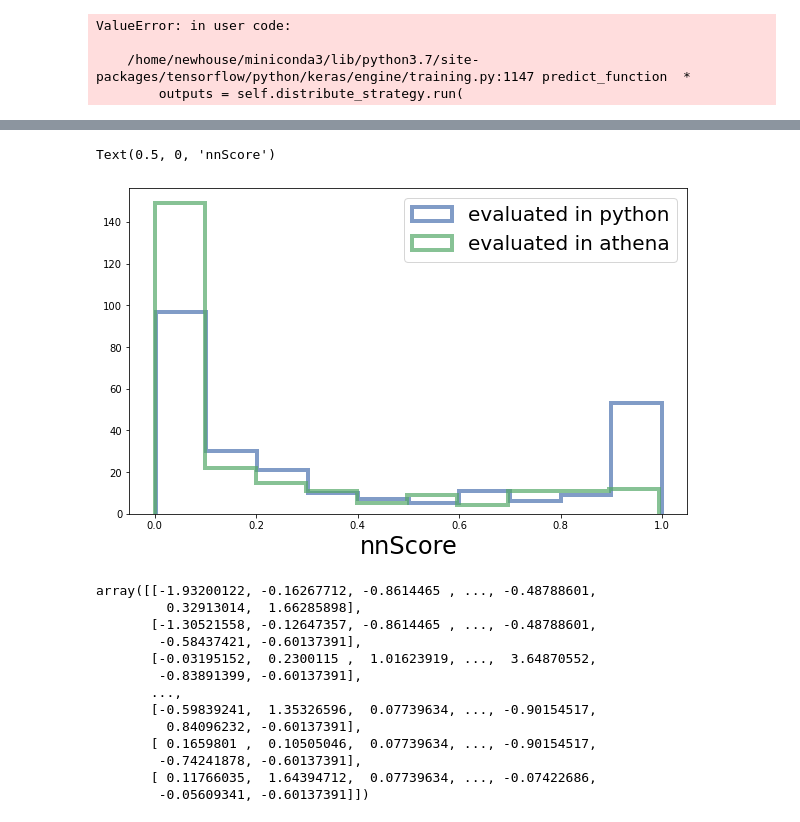
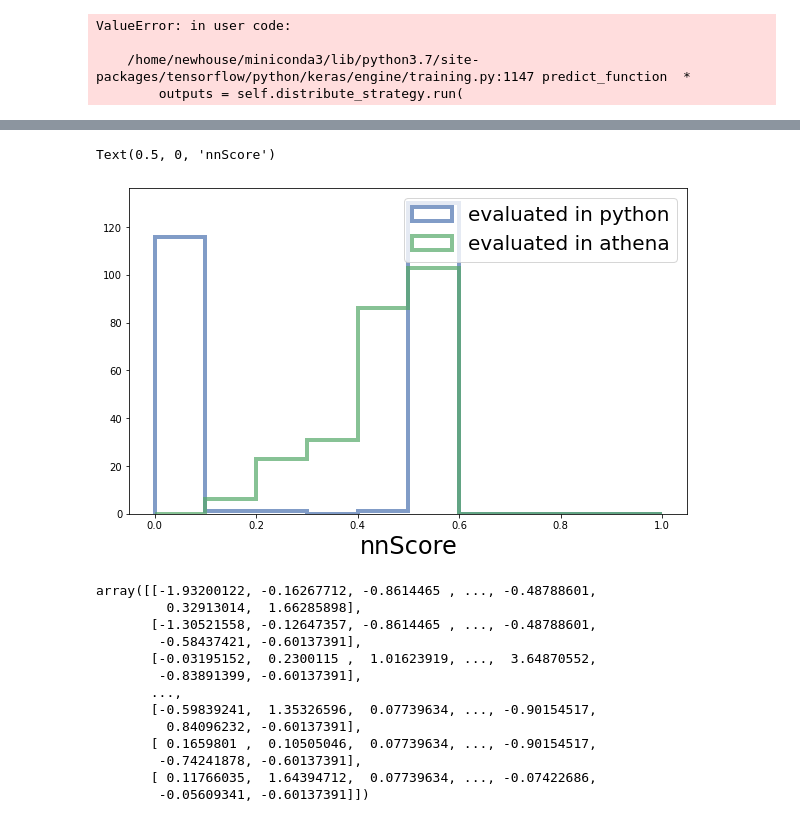
Before and after one commit to robinnewhouse/LRTNotebooks, a Jupyter notebook: Training.ipynb, the cells around one changed output, grey strips where cells are left out. Saved outputs shown, nothing was run; the diff lists cells and outputs as text; code cells hidden in the pictures.

Commit message:
Restarting training in a funtional API to debug errors with LWTNN

```diff
--- a/Training.ipynb
+++ b/Training.ipynb
@@ -396,7 +396,7 @@ None
 # Note: this cell can be run again to train even more, as long as the model is not re-made, the optomizer will maintain its last state
 
 # Fit the model
-history = model.fit(X_train, Y_train, epochs=10000, batch_size=500 ,
+history = model.fit(X_train, Y_train, epochs=50, batch_size=500 ,
                     callbacks=[plot, early_stop, GetBest(monitor='val_acc', verbose=1, mode='max') ],
                     validation_data=(X_val, Y_val, ),
 #                     sample_weight = train_weights
@@ -469,6 +465,6 @@ Success, model saved in lwtnn format
 # %%
 # # in case you want to load an old model
-if True:
+if False:
     model_dir_load = "/data/newhouse/LRT/models/20200709_175717/"
     json_file = open(model_dir_load+'arch.json', 'r')
     loaded_model_json = json_file.read()
@@ -684,7 +678,7 @@ ValueError: in user code:
     /home/newhouse/miniconda3/lib/python3.7/site-packages/tensorflow/python/keras/engine/training.py:1147 predict_function  *
         outputs = self.distribute_strategy.run(
 # %%
-tested = uproot.open("/data/newhouse/LRT/batch/testing/dumping_21p0_v7_doR3LargeD0_nonn/VH4b/0/0/track_info_InDetSummaryDumpAlg_R3LargeD0.root")['tracks']
+tested = uproot.open("/home/newhouse/public/Analysis/LRT/LRTProduction/run/15_v7/test_run/track_info_InDetSummaryDumpAlg_R3LargeD0.root")['tracks']
 # tested.pandas.df().nnScore.hist()
 df = tested.pandas.df()
 df.rename({'track_eta': 'eta'}, axis='columns', inplace=True)
@@ -698,13 +692,13 @@ df['abs_eta'] = abs(df.eta)
 df['Sihits'] = df.numberOfPixelHits + df.numberOfSCTHits
 
 X = df[["z0",
-"d0",
-"numberOfSCTHits",
+# "d0",
+# "numberOfSCTHits",
 "Sihits",
-"eta",
-"numberDoF",
-"geometric_var",
-"numberOfSCTHoles",
+# "eta",
+# "numberDoF",
+# "geometric_var",
+# "numberOfSCTHoles",
 ]]
 
 X
@@ -726,14 +720,14 @@ X
 # %%
 fig = plt.figure(figsize=[10,6])
 predictions = model.predict(X)
-plt.hist(predictions, histtype='step', linewidth=4, alpha=.7)
-plt.hist(df.nnScore,  histtype='step', linewidth=4, alpha=.7)
+plt.hist(predictions, histtype='step', bins=np.linspace(0,1,11), linewidth=4, alpha=.7)
+plt.hist(df.nnScore,  histtype='step', bins=np.linspace(0,1,11), linewidth=4, alpha=.7)
 ax = plt.gca()
 ax.legend(['evaluated in python', 'evaluated in athena'], fontsize=20)
 ax.set_xlabel('nnScore', fontsize=24)
 # %% [output]
 Text(0.5, 0, 'nnScore')
-[figure, old version]
+[figure, new version]
 # %%
 X_val
 # %% [output]
```
Also changed, not shown: parts of 8 cells of this notebook, 2 other files.
